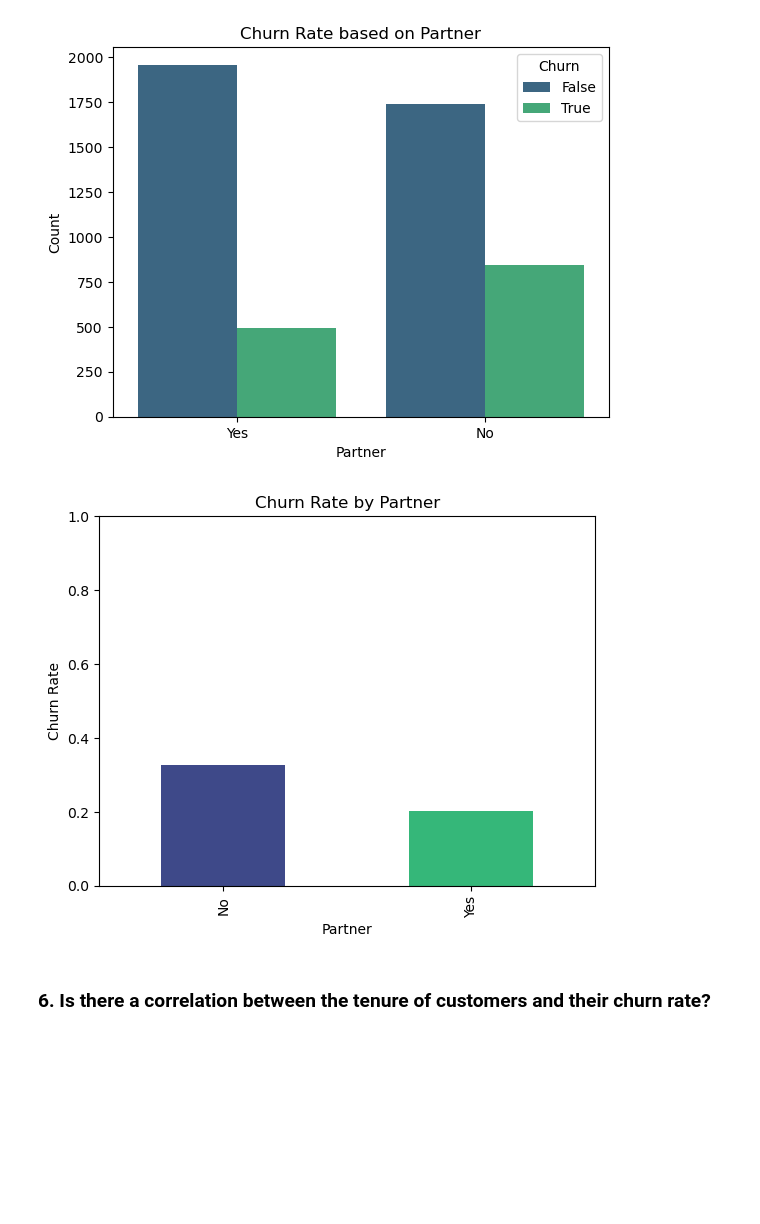
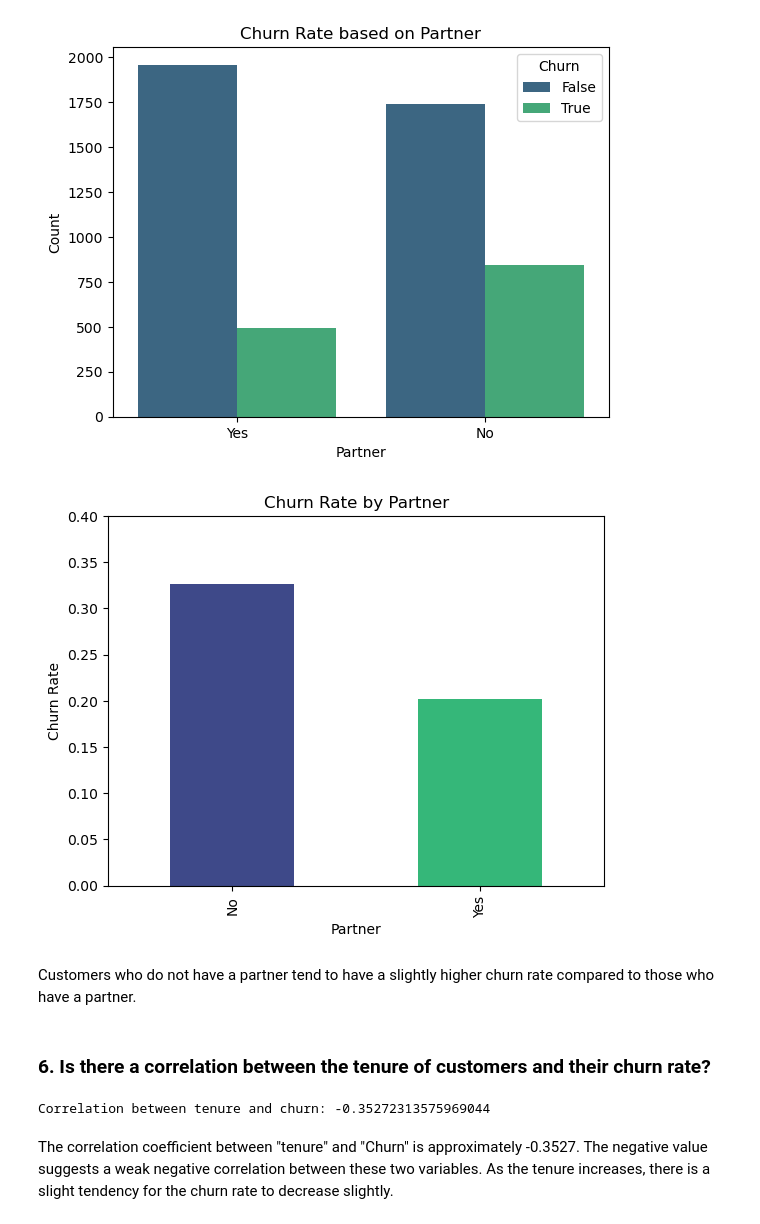
Before and after one commit to rasmodev/Customer-Churn-Prediction-Machine-Learning-Classification-Project, a Jupyter notebook: Classification_Telco_customer_churn.ipynb, the cells around one changed output. Saved outputs shown, nothing was run; the diff lists cells and outputs as text; code cells hidden in the pictures; blank space fills up the shorter version.

```diff
--- a/Classification_Telco_customer_churn.ipynb
+++ b/Classification_Telco_customer_churn.ipynb
@@ -923,12 +1019,23 @@ plt.show()
 # %%
 partner_churn_rate = train_df.groupby('Partner')['Churn'].sum() / train_df.groupby('Partner')['Churn'].count()
 partner_churn_rate.plot(kind='bar', color=["#3E4989", "#35B779"])
 plt.title('Churn Rate by Partner')
 plt.xlabel('Partner')
 plt.ylabel('Churn Rate')
-plt.ylim(0, 1)
+plt.ylim(0, 0.4)
 plt.show()
 # %% [output]
-[figure, old version]
+[figure, new version]
+# %% [markdown]
+Customers who do not have a partner tend to have a slightly higher churn rate compared to those who have a partner.
 # %% [markdown]
 ### 6. Is there a correlation between the tenure of customers and their churn rate?
+# %%
+correlation = train_df['tenure'].corr(train_df['Churn'])
+print("Correlation between tenure and churn:", correlation)
+# %% [output]
+Correlation between tenure and churn: -0.35272313575969044
+# %% [markdown]
+The correlation coefficient between "tenure" and "Churn" is approximately -0.3527.
+The negative value suggests a weak negative correlation between these two variables.
+As the tenure increases, there is a slight tendency for the churn rate to decrease slightly.
```
Also changed, not shown: parts of 29 cells of this notebook.
